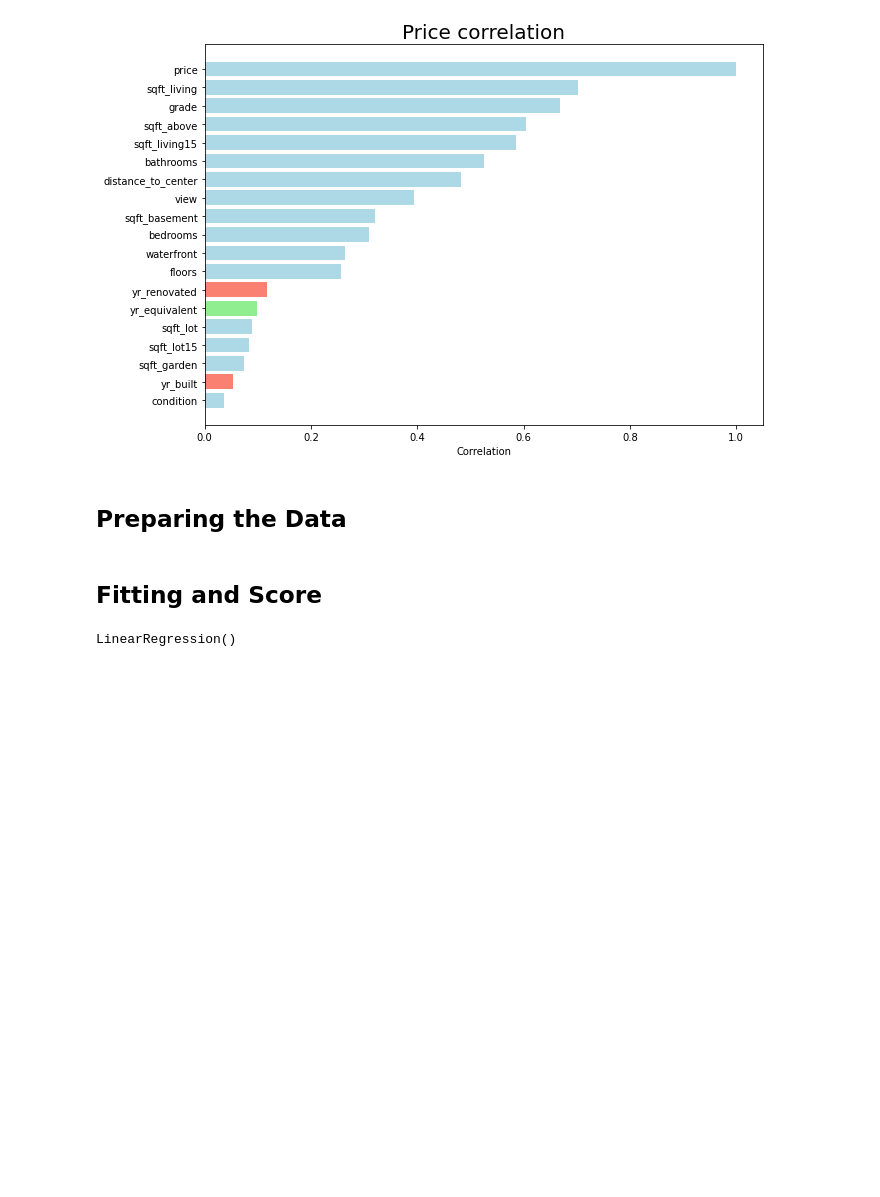
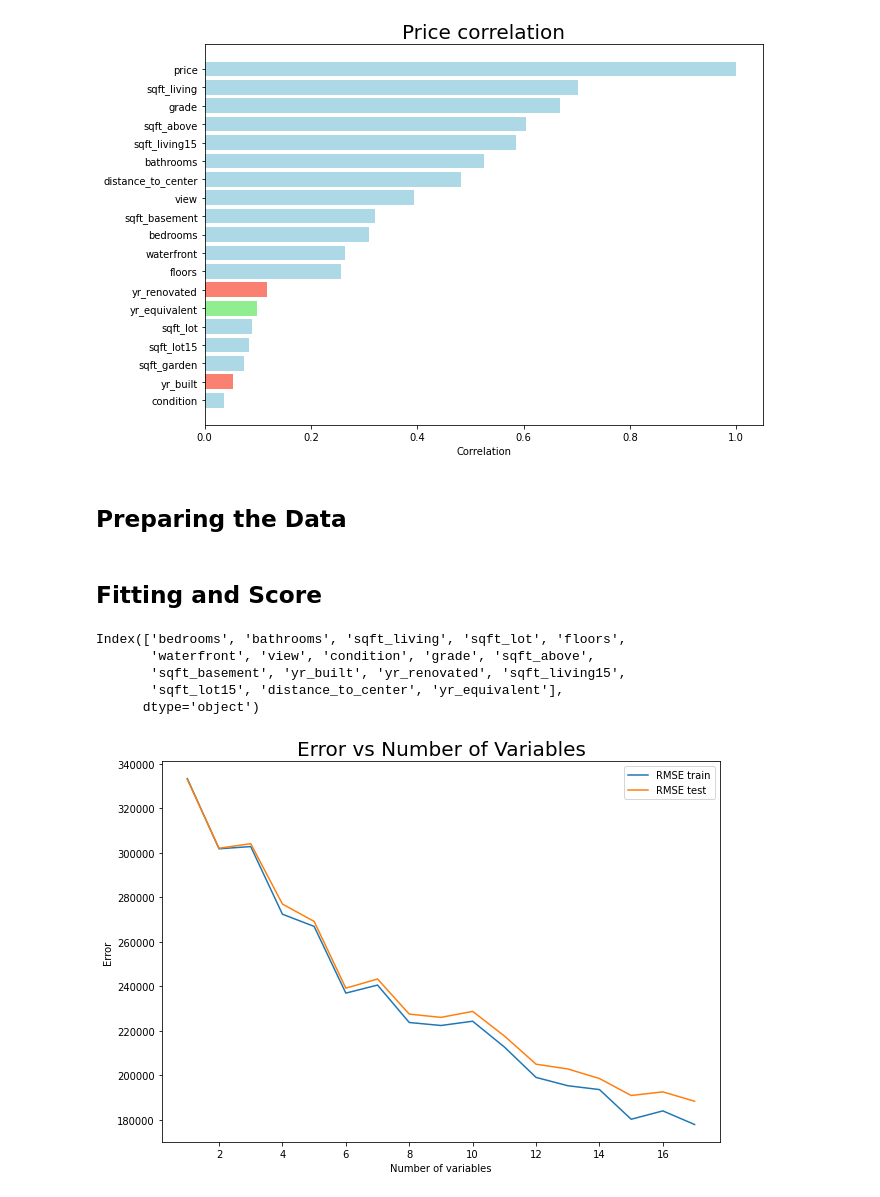
Before and after one commit to PerezCorrea/EDA_House_Prices, a Jupyter notebook: EDA_Housing_prices.ipynb, the cells around one changed output. Saved outputs shown, nothing was run; the diff lists cells and outputs as text; code cells hidden in the pictures; blank space fills up the shorter version.

```diff
--- a/EDA_Housing_prices.ipynb
+++ b/EDA_Housing_prices.ipynb
@@ -341,7 +341,7 @@ def house_cleaning(df_local):
     df_local["yr_equivalent"] = df_local["yr_built"].where(df_local["yr_renovated"] == 0.0, other = df_local["yr_renovated"])
 
     target = df_local["price"]
-    df_local.drop(["price","date", "id", "yr_built" ,"yr_built","zipcode", "long", "lat"], axis = 1, inplace = True)  #,"yr_renovated","condition"
+    df_local.drop(["price","date", "id","zipcode", "long", "lat"], axis = 1, inplace = True)
     variables = df_local
 
     return (variables, target)
@@ -362,8 +364,15 @@ housing_prepared = pipeline.fit_transform(housing)
 ## Fitting and Score
 # %%
 from sklearn.linear_model import LinearRegression
+from sklearn.metrics import mean_squared_error
+from sklearn.metrics import r2_score
 
 lin_reg = LinearRegression()
-lin_reg.fit(housing_prepared,labels)
-# %% [output]
-LinearRegression()
+# %%
+housing.columns
+# %% [output]
+Index(['bedrooms', 'bathrooms', 'sqft_living', 'sqft_lot', 'floors',
+       'waterfront', 'view', 'condition', 'grade', 'sqft_above',
+       'sqft_basement', 'yr_built', 'yr_renovated', 'sqft_living15',
+       'sqft_lot15', 'distance_to_center', 'yr_equivalent'],
+      dtype='object')
@@ -369,0 +420,15 @@ LinearRegression()
+# %%
+scores = df_scores.groupby("num_variables").mean().reset_index()
+
+fig, ax = plt.subplots(figsize = (10,7))
+
+sns.lineplot(x = "num_variables", y = "RMSE_train", data = scores, label = "RMSE train")
+sns.lineplot(x = "num_variables", y = "RMSE_test", data = scores, label = "RMSE test")
+ax.set_xlabel('Number of variables')
+ax.set_ylabel('Error')
+ax.set_title('Error vs Number of Variables', fontsize = 20)
+ax.legend()
+
+plt.savefig('pictures/Error_var.png', transparent=True)
+# %% [output]
+[figure, added]
```
Also changed, not shown: parts of 8 cells of this notebook, 2 other files.
